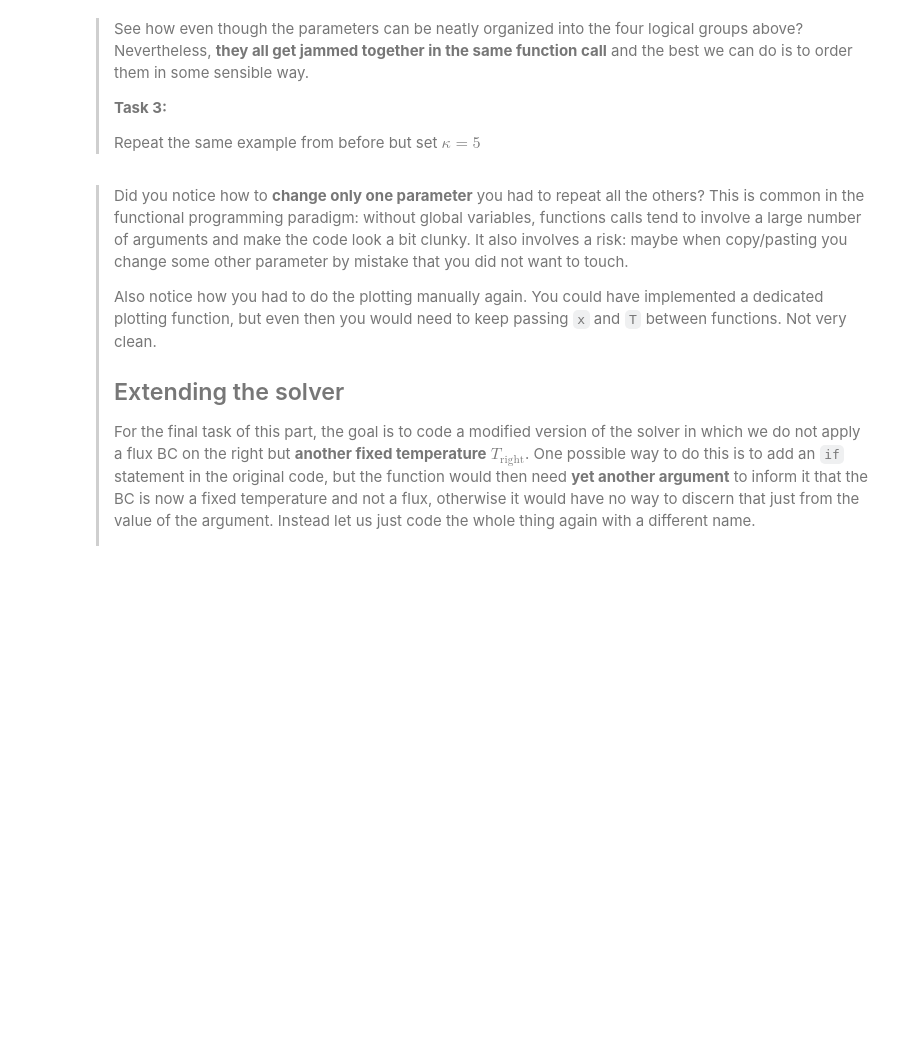
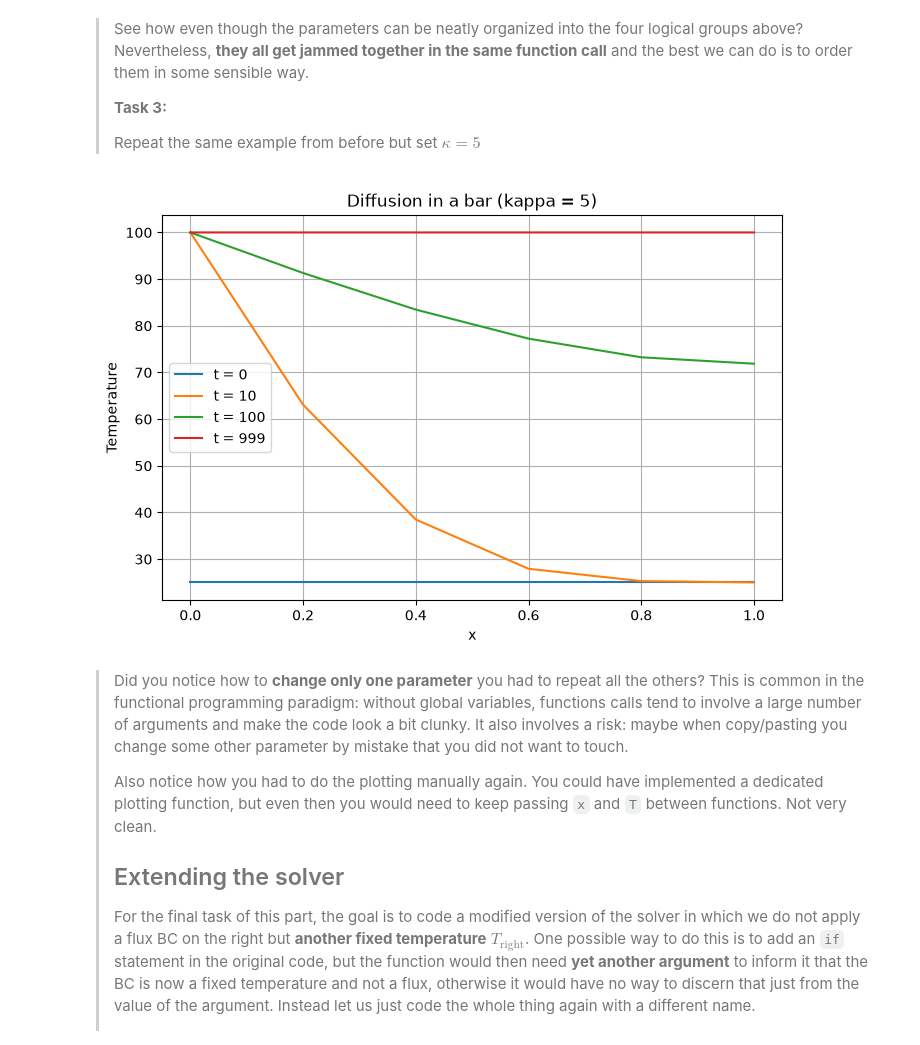
Before and after one commit to ngerolym/PA2.1, a Jupyter notebook: 1_functional.ipynb, the cells around one changed output. Cells and saved outputs as stored; diff of their text form; code cells hidden in the pictures; blank space fills up the shorter version.

```diff
--- a/1_functional.ipynb
+++ b/1_functional.ipynb
@@ -84,3 +98,26 @@ x,T = # YOUR_CODE_LINE_HERE
+# %%
+L = 1
+dx = 0.1
+dt = 0.001
+kappa = 5
+T_init = 25
+T_left = 100
+h_right = 0
+n_steps = 1000
+
+x, T = run_diffusion(L, dx, dt, kappa, T_init, T_left, h_right, n_steps)
+
+plt.figure(figsize=(8, 5))
+for idx in [0, 10, 100, 999]:
+    plt.plot(x, T[idx], label=f"t = {idx}")
+plt.xlabel("x")
+plt.ylabel("Temperature")
+plt.title("Diffusion in a bar (kappa = 5)")
+plt.legend()
+plt.grid(True)
+plt.show()
+# %% [output]
+[figure, added]
 # %% [markdown]
 > Did you notice how to **change only one parameter** you had to repeat all the others? This is common in the functional programming paradigm: without global variables, functions calls tend to involve a large number of arguments and make the code look a bit clunky. It also involves a risk: maybe when copy/pasting you change some other parameter by mistake that you did not want to touch.
 >
```
Also changed, not shown: parts of 7 cells of this notebook, 1 other file.
